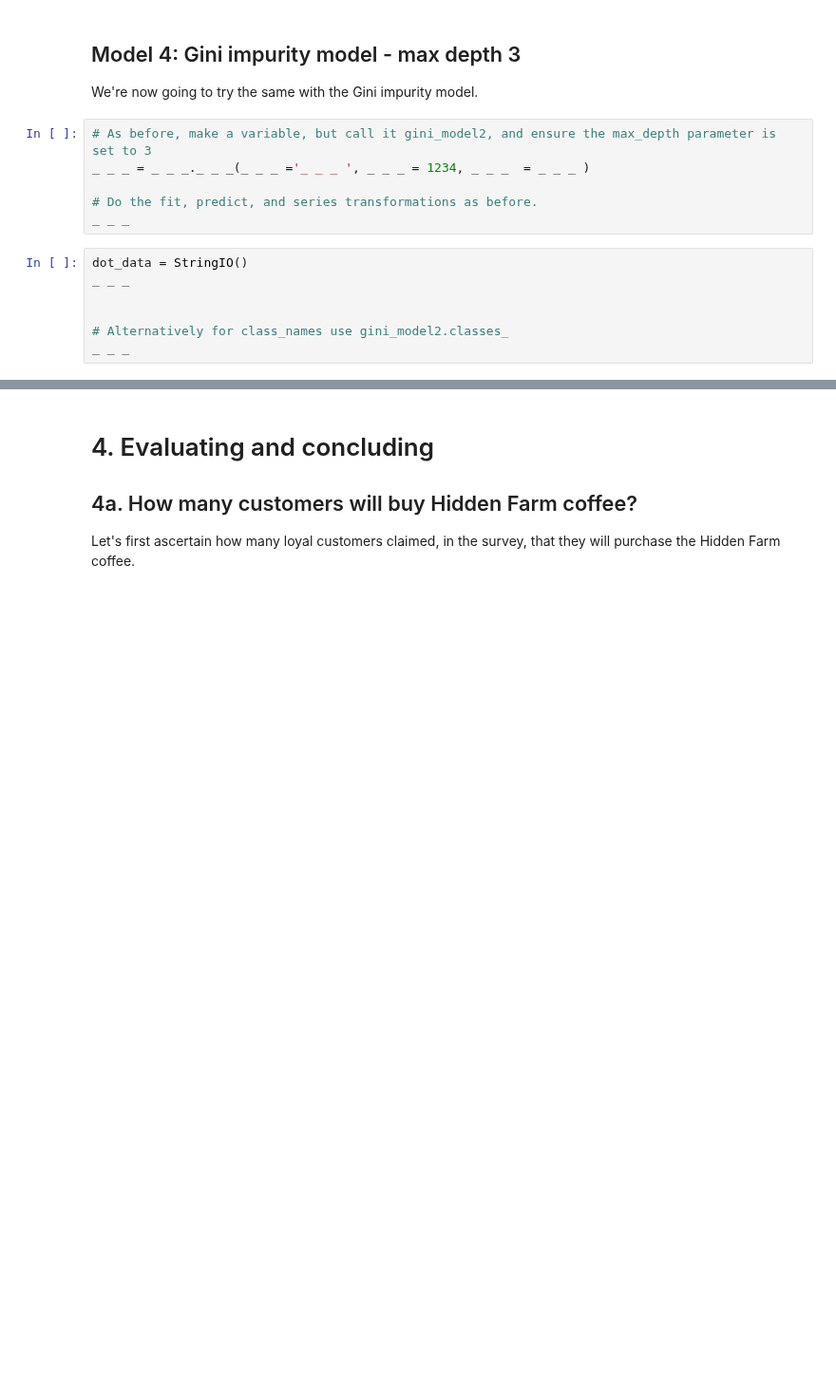
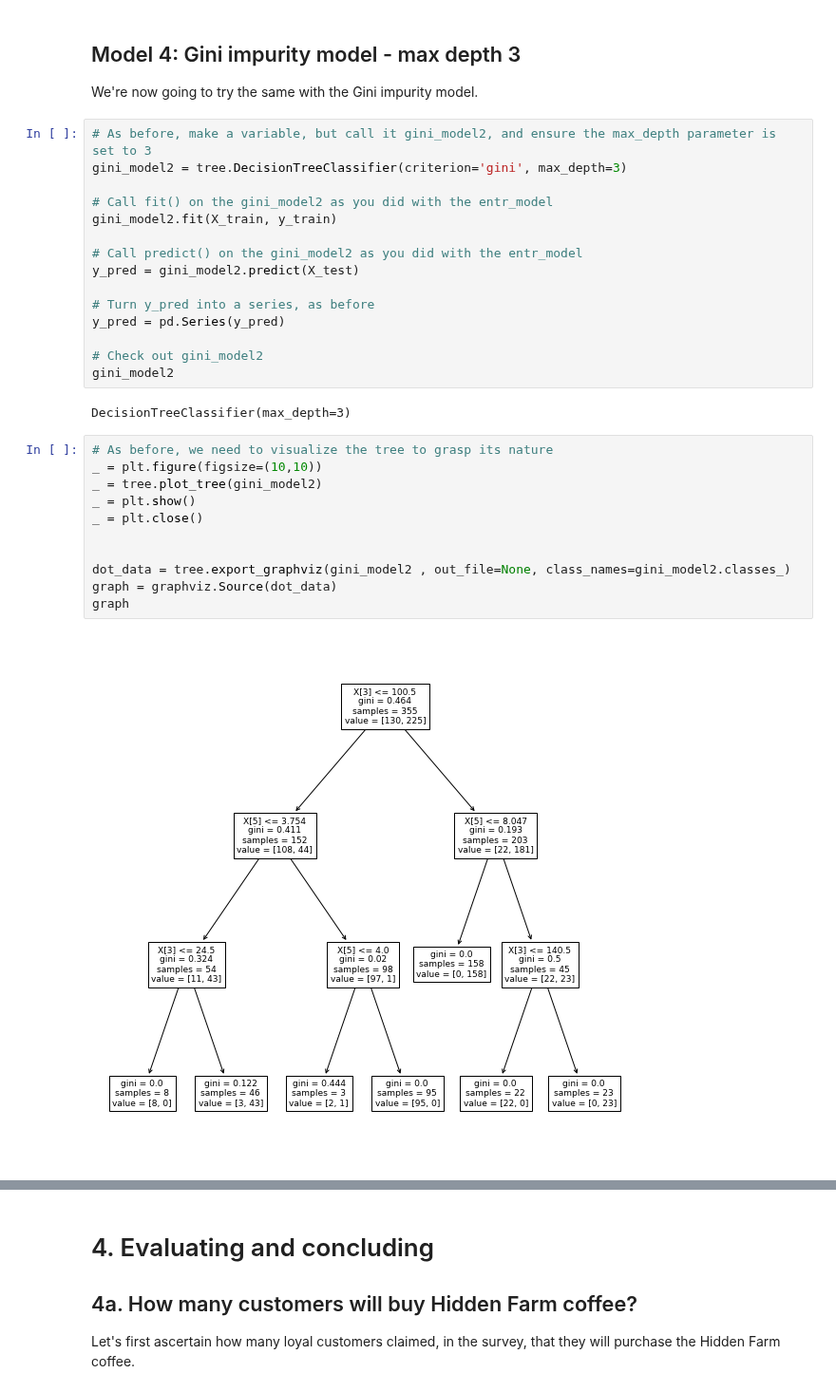
Before and after one commit to Dylan-C-Neal/Springboard-Data-Science-Career-Track, a Jupyter notebook: RR Diner Case Study/Springboard Decision Tree Specialty Coffee Case Study - Tier 3 (1).ipynb, the cells around one changed output, grey strips where cells are left out. Shown at 95% size. Saved outputs shown, nothing was run; the diff lists cells and outputs as text; blank space fills up the shorter version.

```diff
--- a/RR Diner Case Study/Springboard Decision Tree Specialty Coffee Case Study - Tier 3 (1).ipynb
+++ b/RR Diner Case Study/Springboard Decision Tree Specialty Coffee Case Study - Tier 3 (1).ipynb
@@ -475,16 +507,33 @@ So our accuracy decreased, but is this certainly an inferior tree to the max dep
 # %% [markdown]
 ## Model 4: Gini impurity  model - max depth 3
 We're now going to try the same with the Gini impurity model.
-# %%
-# As before, make a variable, but call it gini_model2, and ensure the max_depth parameter is set to 3
-_ _ _ = _ _ _._ _ _(_ _ _ ='_ _ _ ', _ _ _ = 1234, _ _ _  = _ _ _ )
-
-# Do the fit, predict, and series transformations as before.
-_ _ _
-# %%
-dot_data = StringIO()
-_ _ _
-
-
-# Alternatively for class_names use gini_model2.classes_
-_ _ _
+# %%
+# As before, make a variable, but call it gini_model2, and ensure the max_depth parameter is set to 3
+gini_model2 = tree.DecisionTreeClassifier(criterion='gini', max_depth=3)
+
+# Call fit() on the gini_model2 as you did with the entr_model
+gini_model2.fit(X_train, y_train)
+
+# Call predict() on the gini_model2 as you did with the entr_model
+y_pred = gini_model2.predict(X_test)
+
+# Turn y_pred into a series, as before
+y_pred = pd.Series(y_pred)
+
+# Check out gini_model2
+gini_model2
+# %% [output]
+DecisionTreeClassifier(max_depth=3)
+# %%
+# As before, we need to visualize the tree to grasp its nature
+_ = plt.figure(figsize=(10,10))
+_ = tree.plot_tree(gini_model2)
+_ = plt.show()
+_ = plt.close()
+
+
+dot_data = tree.export_graphviz(gini_model2 , out_file=None, class_names=gini_model2.classes_)
+graph = graphviz.Source(dot_data)
+graph
+# %% [output]
+[figure, added]
```
Also changed, not shown: parts of 22 cells of this notebook.
